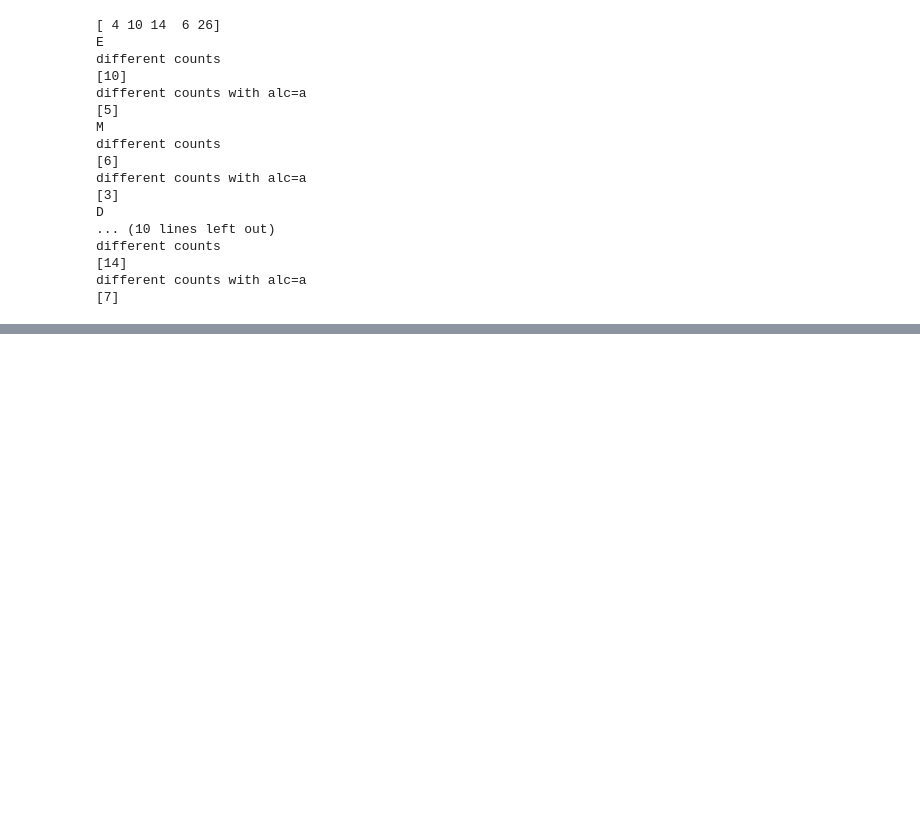
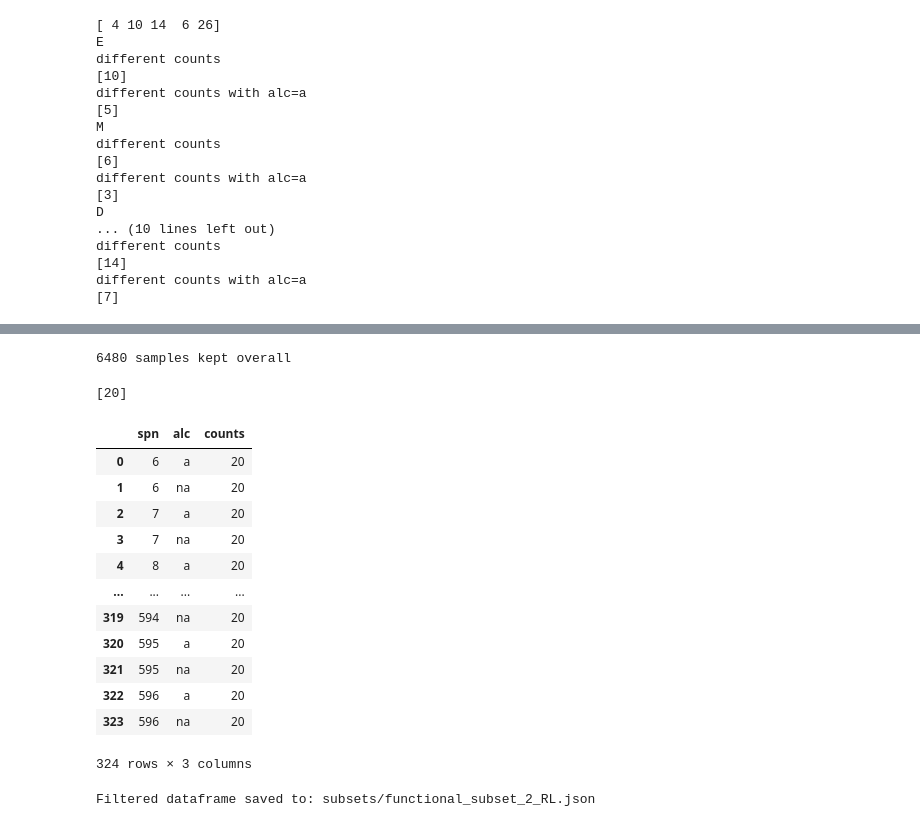
Before and after one commit to katja-kolos/intoxicat, a Jupyter notebook: preprocess/subsets_and_counts.ipynb, the cells around one changed output, grey strips where cells are left out. Saved outputs shown, nothing was run; the diff lists cells and outputs as text; code cells hidden in the pictures; blank space fills up the shorter version.

Commit message:
uncommitted subset changes and baseline experiments

```diff
--- a/preprocess/subsets_and_counts.ipynb
+++ b/preprocess/subsets_and_counts.ipynb
@@ -793,0 +795,65 @@ E|M|D -> subset_free.json
+# %%
+'''
+Subset R|L (as opposed to E|M|D)
+'''
+type_names = ['R', 'L']
+type_counts_to_keep = [13, 7] #all 'a' counts and half of 'na' counts, as obtained above
+m = {type_names[i]: type_counts_to_keep[i] for i in range(len(type_names))}
+
+#select subset of intoxicated (all intoxicated samples); we start with 'a' since it is smaller
+#condition_a = (meta_data_df['alc'] == 'a')
+#filtered_df_a = meta_data_df[condition_a].join(features_df, how='left', lsuffix='_l') #on index common_path, set above
+
+balanced_filtered_df = pd.DataFrame()
+#now for each content group, select the same amount of samples for each speaker as for intoxicated
+#append after selecting
+all_speakers = meta_data_df['spn'].unique()
+for speaker in all_speakers:
+    for content_type in type_names:
+        condition_spn_group = (meta_data_df['spn'] == speaker) & (meta_data_df['type'] == content_type)
+        condition_spn_group_a = condition_spn_group & (meta_data_df['alc'] == 'a')
+        condition_spn_group_na = condition_spn_group & (meta_data_df['alc'] == 'na')
+
+        filtered_df_spn_group_a = meta_data_df[condition_spn_group_a].join(features_df, how='left', lsuffix='_l')
+        filtered_df_spn_group_na = meta_data_df[condition_spn_group_na].join(features_df, how='left', lsuffix='_l')
+        #keep the same amount as in 'a' target
+        #n_to_keep_per_type_and_speaker = m[content_type]
+        if (len(filtered_df_spn_group_a) < len(filtered_df_spn_group_na)):
+            n_to_keep_per_type_and_speaker = len(filtered_df_spn_group_a)
+            filtered_df_spn_group_na = filtered_df_spn_group_na.sample(n=n_to_keep_per_type_and_speaker, random_state=42) #randomly keeps n rows for speaker and content group
+        else:
+            n_to_keep_per_type_and_speaker = len(filtered_df_spn_group_na)
+            filtered_df_spn_group_a = filtered_df_spn_group_a.sample(n=n_to_keep_per_type_and_speaker, random_state=42) #randomly keeps n rows for speaker and content group
+
+        #append
+        balanced_filtered_df = pd.concat([balanced_filtered_df, filtered_df_spn_group_a, filtered_df_spn_group_na])
+
+#shuffle the rows
+filtered_df = balanced_filtered_df.sample(frac=1, random_state=42)
+print(f'{len(filtered_df)} samples kept overall')
+# %% [output]
+6480 samples kept overall
+# %%
+#check: each speaker has equal amount of data samples in each target
+print(filtered_df.groupby(['spn', 'alc']).size().reset_index(name='counts')['counts'].unique())
+filtered_df.groupby(['spn', 'alc']).size().reset_index(name='counts')
+# %% [output]
+[20]
+|  | spn | alc | counts |
+| 0 | 6 | a | 20 |
+| 1 | 6 | na | 20 |
+| 2 | 7 | a | 20 |
+| 3 | 7 | na | 20 |
+| 4 | 8 | a | 20 |
+| ... | ... | ... | ... |
+| 319 | 594 | na | 20 |
+| 320 | 595 | a | 20 |
+| 321 | 595 | na | 20 |
+| 322 | 596 | a | 20 |
+| 323 | 596 | na | 20 |
+324 rows × 3 columns
+# %%
+#save_df(filtered_df, 'subsets/lld_subset_2_read_write.json')
+save_df(filtered_df, 'subsets/functional_subset_2_RL.json')
+# %% [output]
+Filtered dataframe saved to: subsets/functional_subset_2_RL.json
```
Also changed, not shown: parts of 15 cells of this notebook, 2 other files.
